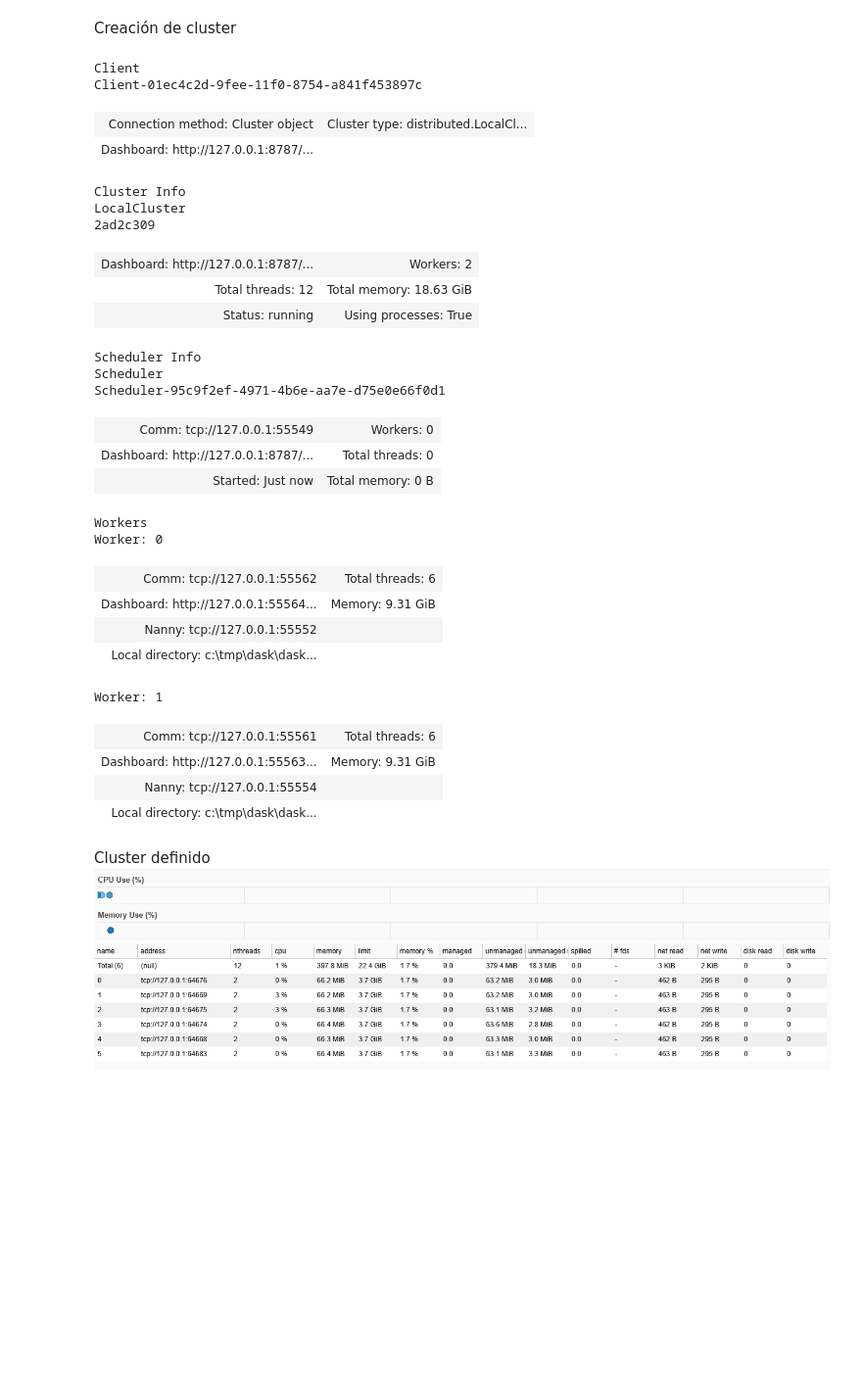
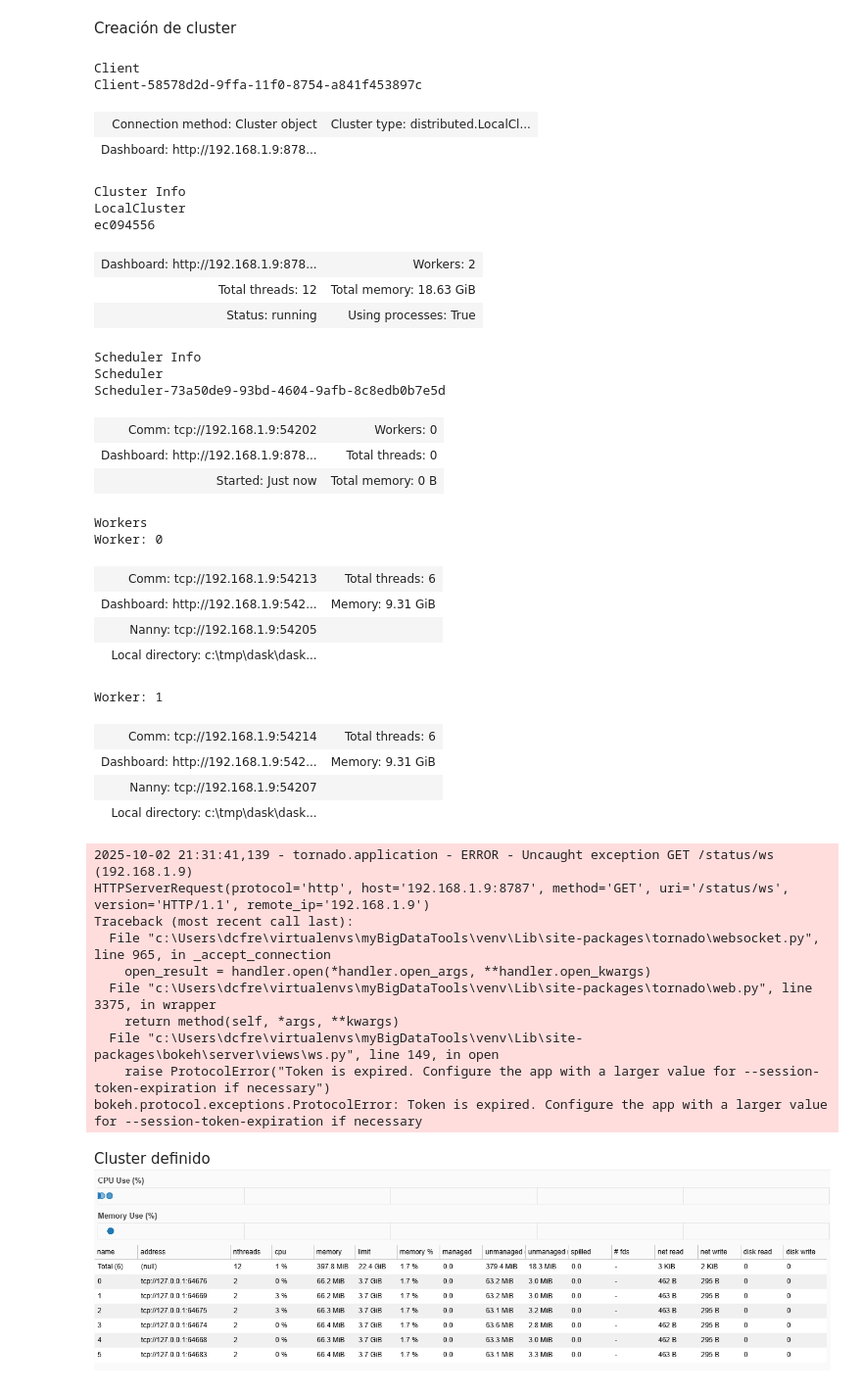
Before and after one commit to frenzydf/myBigDataTools, a Jupyter notebook: ditributed-computing.ipynb, the cells around one changed output. Shown at 98% size. Saved outputs shown, nothing was run; the diff lists cells and outputs as text; code cells hidden in the pictures; blank space fills up the shorter version.

```diff
--- a/ditributed-computing.ipynb
+++ b/ditributed-computing.ipynb
@@ -102,37 +111,47 @@ Creación de cluster
 # %%
 from dask.distributed import Client, LocalCluster
 
-cluster = LocalCluster(n_workers=2, threads_per_worker=6, memory_limit='10GB', dashboard_address=":8787",local_directory="/tmp/dask")
+cluster = LocalCluster(n_workers=2, threads_per_worker=6, memory_limit='10GB', host="192.168.1.9", dashboard_address=":8787",local_directory="/tmp/dask")
 client = Client(cluster)
 client
 # %% [output]
 Client
-Client-01ec4c2d-9fee-11f0-8754-a841f453897c
+Client-58578d2d-9ffa-11f0-8754-a841f453897c
 | Connection method: Cluster object | Cluster type: distributed.LocalCl... |
-| Dashboard: http://127.0.0.1:8787/... |  |
+| Dashboard: http://192.168.1.9:878... |  |
 Cluster Info
 LocalCluster
-2ad2c309
+ec094556
-| Dashboard: http://127.0.0.1:8787/... | Workers: 2 |
+| Dashboard: http://192.168.1.9:878... | Workers: 2 |
 | Total threads: 12 | Total memory: 18.63 GiB |
 | Status: running | Using processes: True |
 Scheduler Info
 Scheduler
-Scheduler-95c9f2ef-4971-4b6e-aa7e-d75e0e66f0d1
+Scheduler-73a50de9-93bd-4604-9afb-8c8edb0b7e5d
-| Comm: tcp://127.0.0.1:55549 | Workers: 0 |
-| Dashboard: http://127.0.0.1:8787/... | Total threads: 0 |
+| Comm: tcp://192.168.1.9:54202 | Workers: 0 |
+| Dashboard: http://192.168.1.9:878... | Total threads: 0 |
 | Started: Just now | Total memory: 0 B |
 Workers
 Worker: 0
-| Comm: tcp://127.0.0.1:55562 | Total threads: 6 |
-| Dashboard: http://127.0.0.1:55564... | Memory: 9.31 GiB |
-| Nanny: tcp://127.0.0.1:55552 |  |
+| Comm: tcp://192.168.1.9:54213 | Total threads: 6 |
+| Dashboard: http://192.168.1.9:542... | Memory: 9.31 GiB |
+| Nanny: tcp://192.168.1.9:54205 |  |
 | Local directory: c:\tmp\dask\dask... |  |
 Worker: 1
-| Comm: tcp://127.0.0.1:55561 | Total threads: 6 |
-| Dashboard: http://127.0.0.1:55563... | Memory: 9.31 GiB |
-| Nanny: tcp://127.0.0.1:55554 |  |
+| Comm: tcp://192.168.1.9:54214 | Total threads: 6 |
+| Dashboard: http://192.168.1.9:542... | Memory: 9.31 GiB |
+| Nanny: tcp://192.168.1.9:54207 |  |
 | Local directory: c:\tmp\dask\dask... |  |
+2025-10-02 21:31:41,139 - tornado.application - ERROR - Uncaught exception GET /status/ws (192.168.1.9)
+HTTPServerRequest(protocol='http', host='192.168.1.9:8787', method='GET', uri='/status/ws', version='HTTP/1.1', remote_ip='192.168.1.9')
+Traceback (most recent call last):
+  File "c:\Users\dcfre\virtualenvs\myBigDataTools\venv\Lib\site-packages\tornado\websocket.py", line 965, in _accept_connection
+    open_result = handler.open(*handler.open_args, **handler.open_kwargs)
+  File "c:\Users\dcfre\virtualenvs\myBigDataTools\venv\Lib\site-packages\tornado\web.py", line 3375, in wrapper
+    return method(self, *args, **kwargs)
+  File "c:\Users\dcfre\virtualenvs\myBigDataTools\venv\Lib\site-packages\bokeh\server\views\ws.py", line 149, in open
+    raise ProtocolError("Token is expired. Configure the app with a larger value for --session-token-expiration if necessary")
+bokeh.protocol.exceptions.ProtocolError: Token is expired. Configure the app with a larger value for --session-token-expiration if necessary
 # %% [markdown]
 Cluster definido
 ![image.png](attachment:image.png)
```
Also changed, not shown: parts of 15 cells of this notebook.
